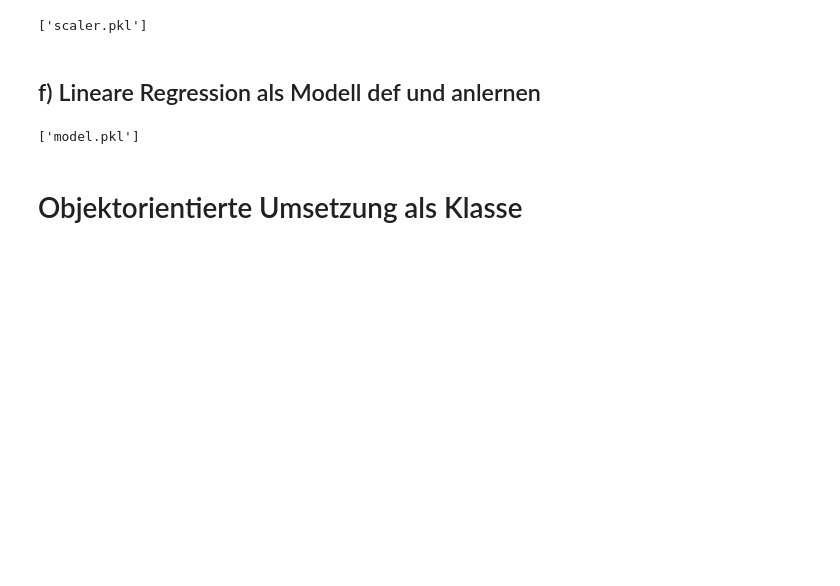
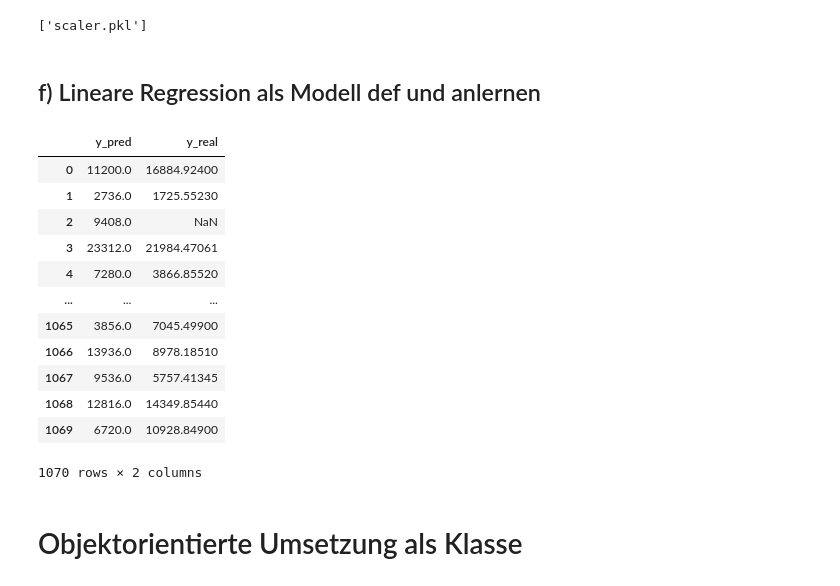
Before and after one commit to RacingInspiration/Zeitreihen, a Jupyter notebook: 5/Bsp_zur_Vorverarbeitung.ipynb, the cells around one changed output. Drawn from its saved outputs; the diff is of its cells as text; code cells hidden in the pictures; blank space fills up the shorter version.

```diff
--- a/5/Bsp_zur_Vorverarbeitung.ipynb
+++ b/5/Bsp_zur_Vorverarbeitung.ipynb
@@ -99,10 +99,27 @@ joblib.dump(scaler,'scaler.pkl')
 # %%
 from sklearn.linear_model import LinearRegression
 model = LinearRegression()
 model.fit(X_train_compl, y_train)
-joblib.dump(model, 'model.pkl')
+y_p= model.predict(X_train_compl)
+new_df = pd.DataFrame()
+new_df['y_pred'] = y_p
+new_df['y_real'] = y_train
+new_df
+#joblib.dump(model, 'model.pkl')
 # %% [output]
+|  | y_pred | y_real |
+| 0 | 11200.0 | 16884.92400 |
+| 1 | 2736.0 | 1725.55230 |
+| 2 | 9408.0 | NaN |
+| 3 | 23312.0 | 21984.47061 |
+| 4 | 7280.0 | 3866.85520 |
+| ... | ... | ... |
+| 1065 | 3856.0 | 7045.49900 |
+| 1066 | 13936.0 | 8978.18510 |
+| 1067 | 9536.0 | 5757.41345 |
+| 1068 | 12816.0 | 14349.85440 |
+| 1069 | 6720.0 | 10928.84900 |
-['model.pkl']
+1070 rows × 2 columns
 # %% [markdown]
 # Objektorientierte Umsetzung als Klasse
 # %% [markdown]
```
Also changed, not shown: 6 other files.
